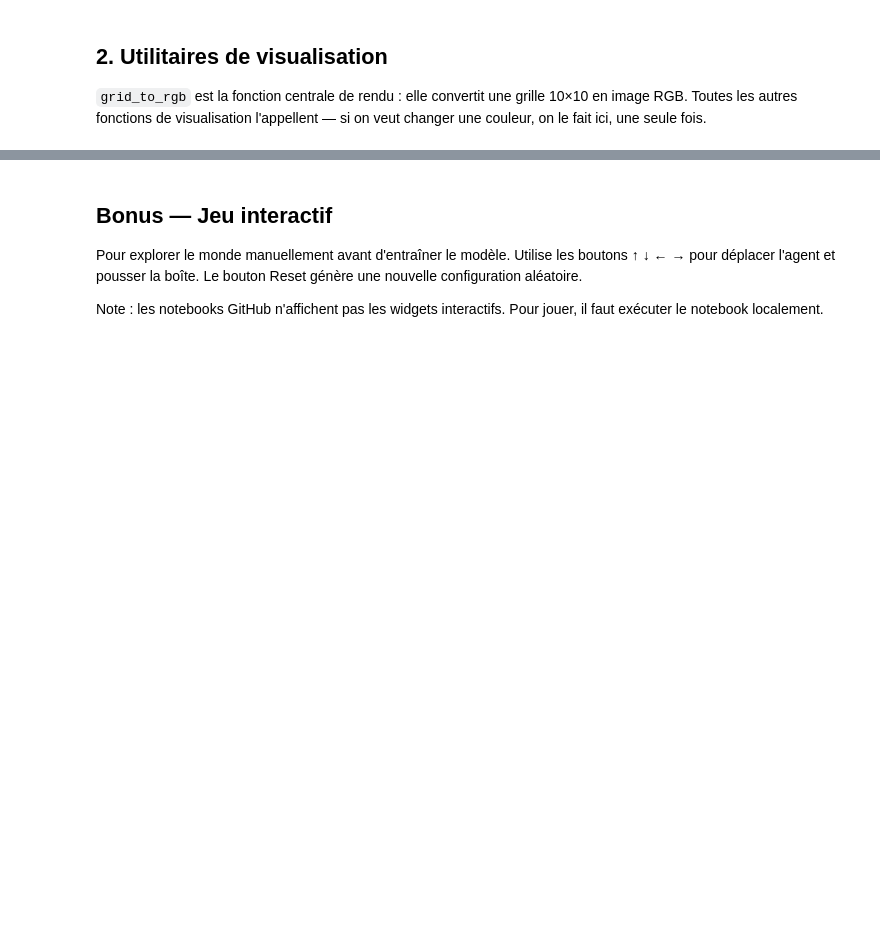
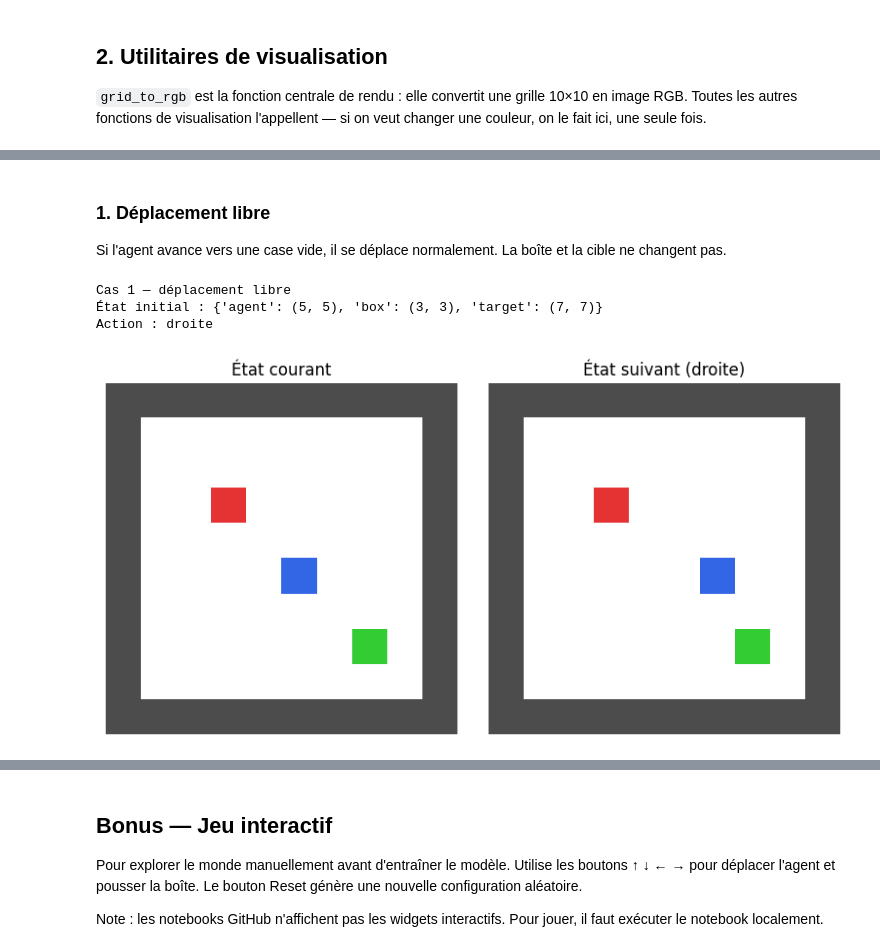
Before and after one commit to Stabadev/mini-world-model, a Jupyter notebook: notebooks/01_environment.ipynb, the cells around one changed output, grey strips where cells are left out. Drawn from its saved outputs; the diff is of its cells as text; code cells hidden in the pictures; blank space fills up the shorter version.

```diff
--- a/notebooks/01_environment.ipynb
+++ b/notebooks/01_environment.ipynb
@@ -316,0 +256,40 @@ Dataset sauvegardé dans data/
+# %%
+ACTION_NAMES = {
+    0: "haut",
+    1: "bas",
+    2: "gauche",
+    3: "droite",
+}
+
+
+def run_case(agent, box, target, action, title=""):
+    """
+    Construit un cas contrôlé, exécute une action, et affiche la transition.
+    """
+    env.set_state(agent=agent, box=box, target=target)
+    obs = env.render().copy()
+    next_obs = env.step(action).copy()
+
+    print(title)
+    print("État initial :", {"agent": agent, "box": box, "target": target})
+    print("Action :", ACTION_NAMES[action])
+
+    show_transition(obs, next_obs, action_name=ACTION_NAMES[action])
+# %% [markdown]
+### 1. Déplacement libre
+
+Si l'agent avance vers une case vide, il se déplace normalement.
+La boîte et la cible ne changent pas.
+# %%
+run_case(
+    agent=(5, 5),
+    box=(3, 3),
+    target=(7, 7),
+    action=3,  # droite
+    title="Cas 1 — déplacement libre"
+)
+# %% [output]
+Cas 1 — déplacement libre
+État initial : {'agent': (5, 5), 'box': (3, 3), 'target': (7, 7)}
+Action : droite
+[figure, added]
```
Also changed, not shown: parts of 55 cells of this notebook, 1 other file.
